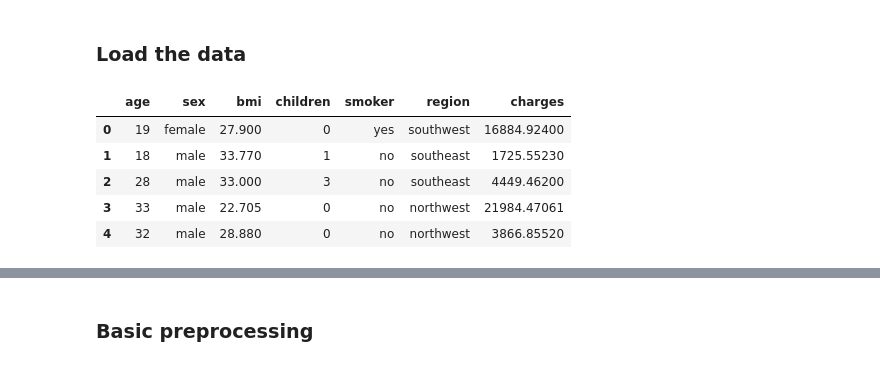
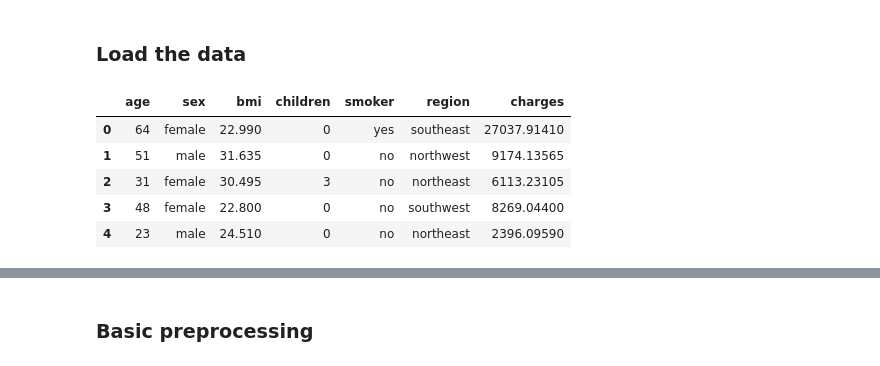
Before and after one commit to sirine-chahma/DSCI_522_group_401, a Jupyter notebook: notebooks/EDA.ipynb, the cells around one changed output, grey strips where cells are left out. Cells and saved outputs as stored; diff of their text form; code cells hidden in the pictures.

```diff
--- a/notebooks/EDA.ipynb
+++ b/notebooks/EDA.ipynb
@@ -14,12 +14,12 @@ from sklearn.model_selection import train_test_split
 # %% [markdown]
 ### Load the data
 # %%
-medical_data = pd.read_csv("../data/original/medical_cost_data.csv")
+medical_data = pd.read_csv("../data/processed/medical_cost_data_train.csv")
 medical_data.head()
 # %% [output]
 |  | age | sex | bmi | children | smoker | region | charges |
-| 0 | 19 | female | 27.900 | 0 | yes | southwest | 16884.92400 |
-| 1 | 18 | male | 33.770 | 1 | no | southeast | 1725.55230 |
-| 2 | 28 | male | 33.000 | 3 | no | southeast | 4449.46200 |
-| 3 | 33 | male | 22.705 | 0 | no | northwest | 21984.47061 |
-| 4 | 32 | male | 28.880 | 0 | no | northwest | 3866.85520 |
+| 0 | 64 | female | 22.990 | 0 | yes | southeast | 27037.91410 |
+| 1 | 51 | male | 31.635 | 0 | no | northwest | 9174.13565 |
+| 2 | 31 | female | 30.495 | 3 | no | northeast | 6113.23105 |
+| 3 | 48 | female | 22.800 | 0 | no | southwest | 8269.04400 |
+| 4 | 23 | male | 24.510 | 0 | no | northeast | 2396.09590 |
```
Also changed, not shown: parts of 16 cells of this notebook, 3 other files.
